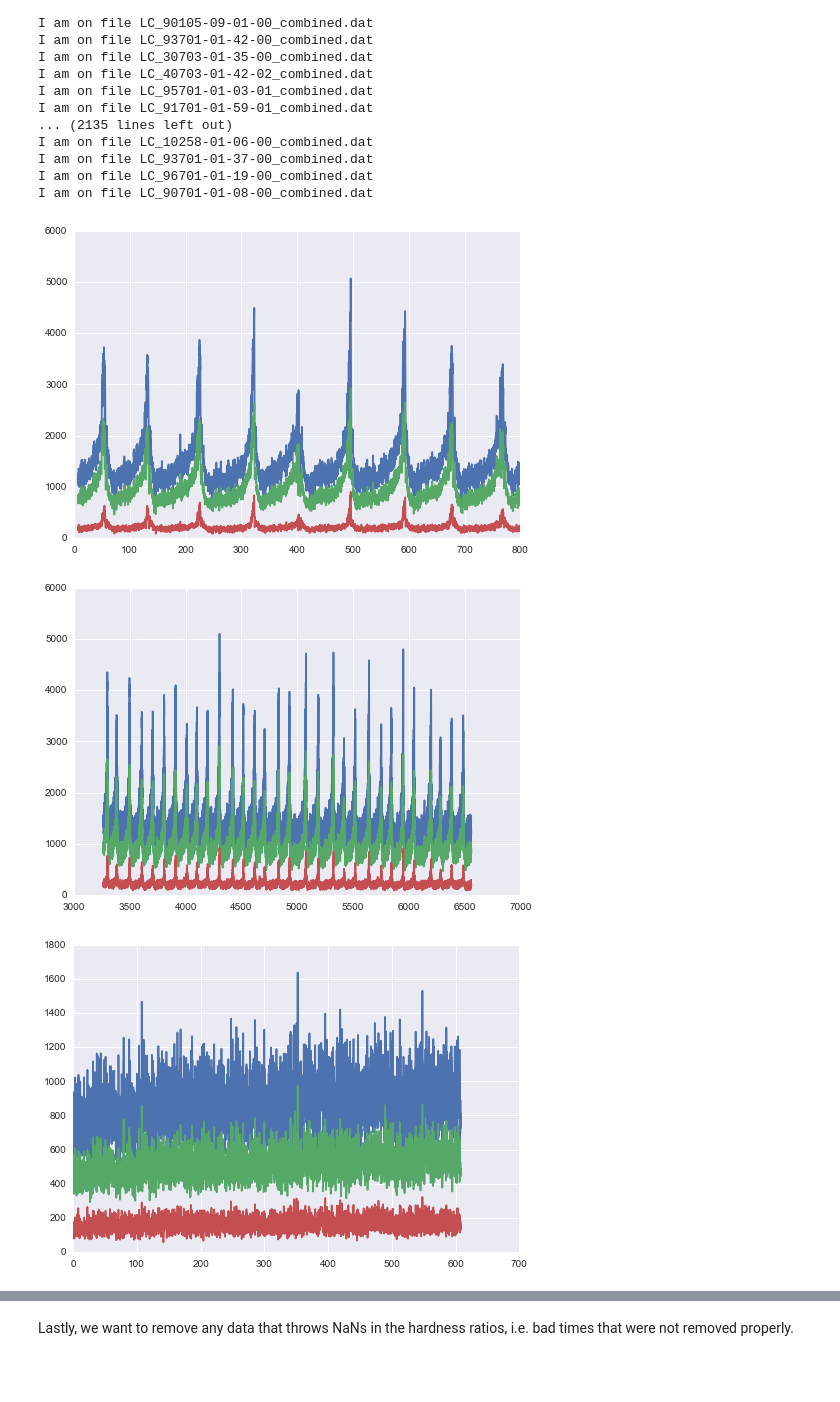
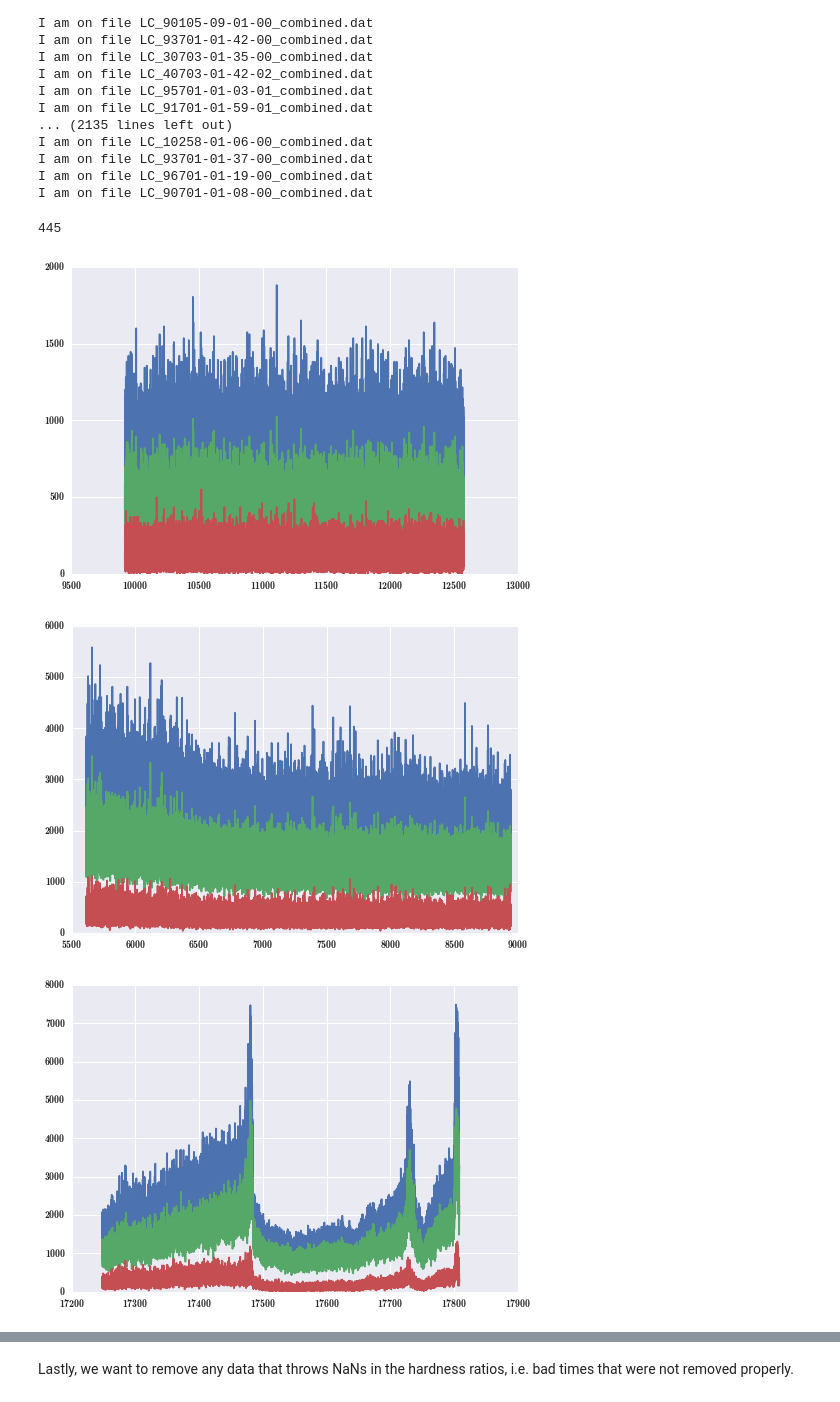
Before and after one commit to dhuppenkothen/BlackHoleMagic, a Jupyter notebook: GRS1915_DataPreparation.ipynb, the cells around one changed output, grey strips where cells are left out. Cells and saved outputs as stored; diff of their text form; code cells hidden in the pictures; blank space fills up the shorter version.

Commit message:
Fiddled with data some

```diff
--- a/GRS1915_DataPreparation.ipynb
+++ b/GRS1915_DataPreparation.ipynb
@@ -421,7 +426,13 @@ def extract_obsmode_data(files, bin_data=True, bin_res=0.125, label_only=False,
         #print("nseg: " + str(nseg))
         #print("noverlap: " + str(noverlap))
 
+        ## compute nbins, if nbins is <=1, don't bin
+        ## because target resolution is smaller than
+        ## native resolution, and we don't resample.
         nbins = int(bin_res/dt_min)
+        if nbins <= 1:
+            print("Target resolution smaller than native time resolution. Not binning!")
+            bin_data=False
         #print("bin_res: " + str(bin_res))
         #print("dt_min: " + str(dt_min))
         #print("nbins: " + str(nbins))
@@ -494,7 +505,7 @@ We're going to make some dumb assumptions here:
 bin_data = True
 bin_res = 0.125
 
-d_all = extract_obsmode_data(files, bin_data=True, bin_res=0.125, label_only=True, labels="clean")
+d_all = extract_obsmode_data(files, bin_data=True, bin_res=1.0, label_only=True, labels="clean")
 # %% [output]
 I am on file LC_80701-01-01-00_combined.dat
 I am on file LC_93701-01-38-00_combined.dat
@@ -513,21 +524,26 @@ I am on file LC_10258-01-06-00_combined.dat
 I am on file LC_93701-01-37-00_combined.dat
 I am on file LC_96701-01-19-00_combined.dat
 I am on file LC_90701-01-08-00_combined.dat
+# %%
+len(d_all)
+# %% [output]
+445
 # %%
 ## random small function to plot all light curves in a segment
 def plot_all(d_all):
-    for d in d_all:
+    np.random.shuffle(d_all)
+    for d in d_all[:5]:
         #print(d[0][1,0]-d[0][0,0])
         dt_data = d[0][1:,0]-d[0][:-1,0]
         #print("dt: " + str(np.min(dt_data)))
         plt.figure()
         plt.plot(d[0][:,0], d[0][:,1])
         plt.plot(d[0][:,0], d[0][:,2])
         plt.plot(d[0][:,0], d[0][:,3])
     return
 
 plot_all(d_all)
 # %% [output]
-[figure, old version]
+[figure, new version]
-[figure, old version]
+[figure, new version]
-[figure, old version]
+[figure, new version]
```
Also changed, not shown: parts of 3 cells of this notebook, 3 other files.
